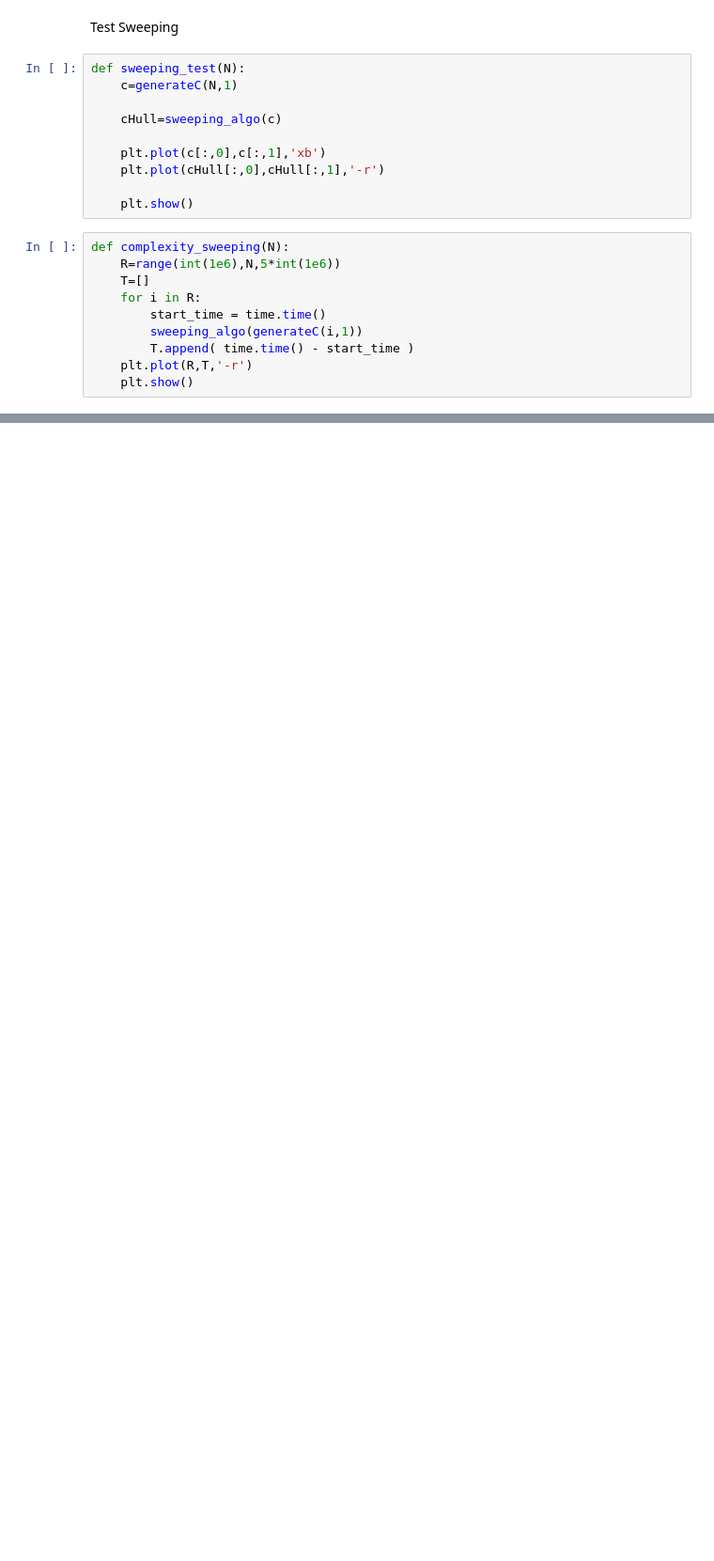
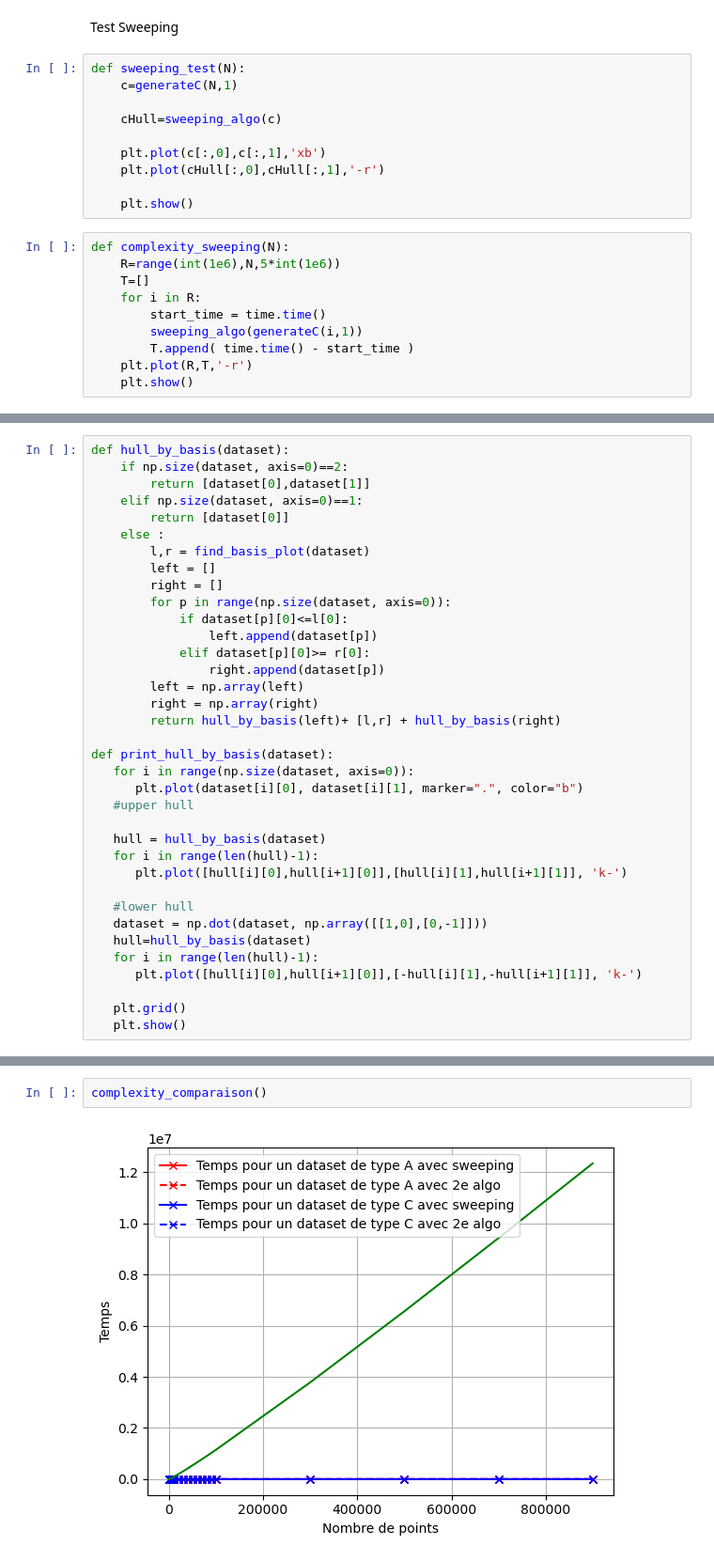
Before and after one commit to jacedoir/INF421_PI_Project, a Jupyter notebook: project.ipynb, the cells around one changed output, grey strips where cells are left out. Shown at 94% size. Drawn from its saved outputs; the diff is of its cells as text; blank space fills up the shorter version.

Commit message:
code complet + fonction comparaison tps

```diff
--- a/project.ipynb
+++ b/project.ipynb
@@ -161,0 +235,36 @@ def median_sous_liste(L):
+# %%
+def hull_by_basis(dataset):
+    if np.size(dataset, axis=0)==2:
+        return [dataset[0],dataset[1]]
+    elif np.size(dataset, axis=0)==1:
+        return [dataset[0]]
+    else :
+        l,r = find_basis_plot(dataset)
+        left = []
+        right = []
+        for p in range(np.size(dataset, axis=0)):
+            if dataset[p][0]<=l[0]:
+                left.append(dataset[p])
+            elif dataset[p][0]>= r[0]:
+                right.append(dataset[p])
+        left = np.array(left)
+        right = np.array(right)
+        return hull_by_basis(left)+ [l,r] + hull_by_basis(right)
+
+def print_hull_by_basis(dataset):
+   for i in range(np.size(dataset, axis=0)):
+      plt.plot(dataset[i][0], dataset[i][1], marker=".", color="b")
+   #upper hull
+
+   hull = hull_by_basis(dataset)
+   for i in range(len(hull)-1):
+      plt.plot([hull[i][0],hull[i+1][0]],[hull[i][1],hull[i+1][1]], 'k-')
+
+   #lower hull
+   dataset = np.dot(dataset, np.array([[1,0],[0,-1]]))
+   hull=hull_by_basis(dataset)
+   for i in range(len(hull)-1):
+      plt.plot([hull[i][0],hull[i+1][0]],[-hull[i][1],-hull[i+1][1]], 'k-')
+
+   plt.grid()
+   plt.show()
@@ -161,0 +327,4 @@ def median_sous_liste(L):
+# %%
+complexity_comparaison()
+# %% [output]
+[figure, added]
```
Also changed, not shown: parts of 8 cells of this notebook.
